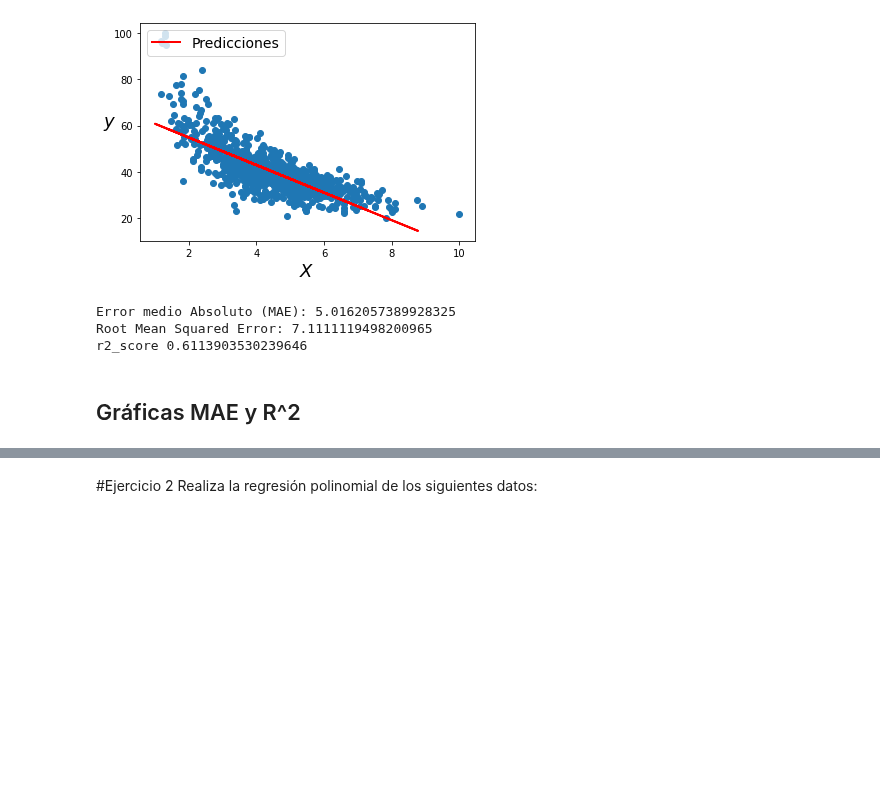
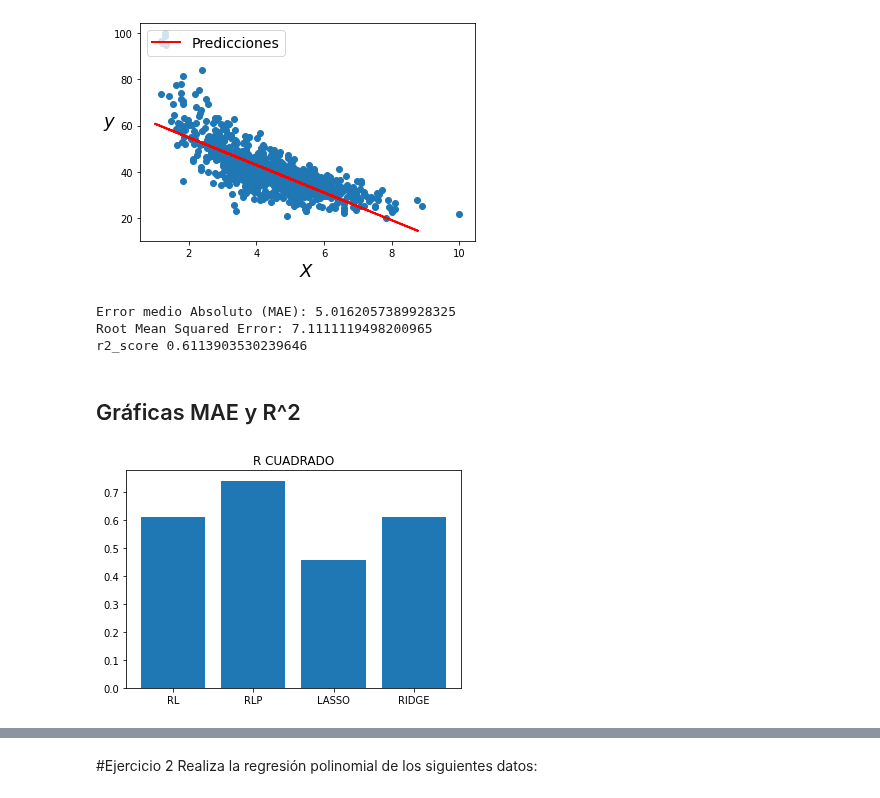
Before and after one commit to PosgradoMNA/actividades-de-aprendizaje-A01373377, a Jupyter notebook: TecMty_Regresion_lineal_polinomial.ipynb, the cells around one changed output, grey strips where cells are left out. Saved outputs shown, nothing was run; the diff lists cells and outputs as text; code cells hidden in the pictures; blank space fills up the shorter version.

```diff
--- a/TecMty_Regresion_lineal_polinomial.ipynb
+++ b/TecMty_Regresion_lineal_polinomial.ipynb
@@ -526,3 +526,10 @@ Root Mean Squared Error: 7.1111119498200965
 r2_score 0.6113903530239646
 # %% [markdown]
 ## Gráficas MAE y R^2
+# %%
+names=['RL', 'RLP','LASSO','RIDGE']
+plt.bar(names, R)
+plt.title("R CUADRADO")
+plt.show()
+# %% [output]
+[figure, added]
```
Also changed, not shown: parts of 2 cells of this notebook.
